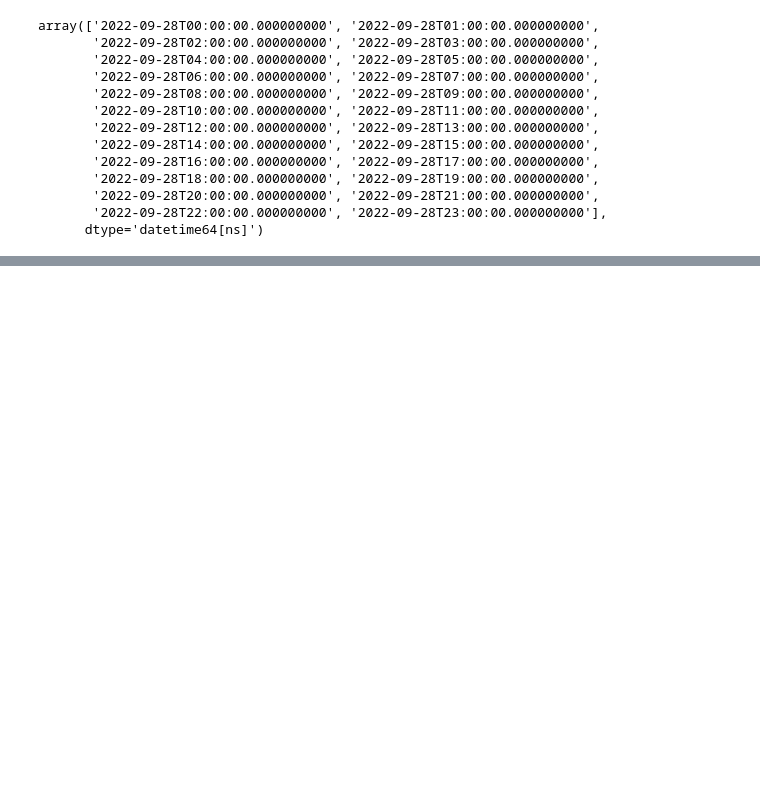
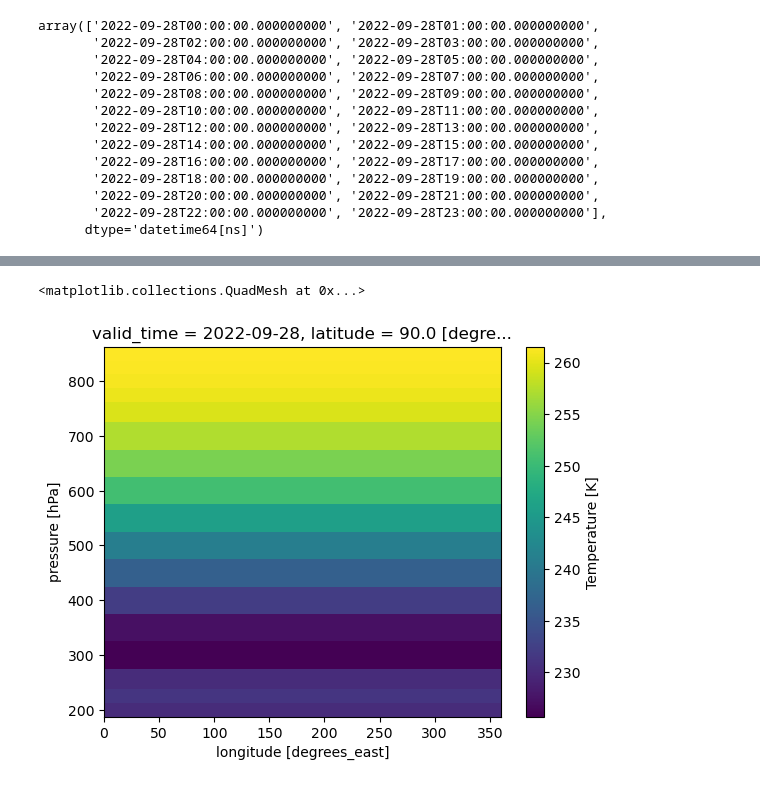
Before and after one commit to mickyals/geo_lab, a Jupyter notebook: notebooks/coordinate_data_processing.ipynb, the cells around one changed output, grey strips where cells are left out. Saved outputs shown, nothing was run; the diff lists cells and outputs as text; code cells hidden in the pictures; blank space fills up the shorter version.

```diff
--- a/notebooks/coordinate_data_processing.ipynb
+++ b/notebooks/coordinate_data_processing.ipynb
@@ -163,0 +159,3 @@ array([-90., -90., -90., ..., -90., -90., -90.])
+# %%
+north_boundary_t0 = test.isel(valid_time=0, latitude=0)
+north_boundary_t0
@@ -163,0 +180,5 @@ array([-90., -90., -90., ..., -90., -90., -90.])
+# %%
+north_boundary_t0['t'].plot()
+# %% [output]
+<matplotlib.collections.QuadMesh at 0x...>
+[figure, added]
```
Also changed, not shown: parts of 51 cells of this notebook, 1 other file.
